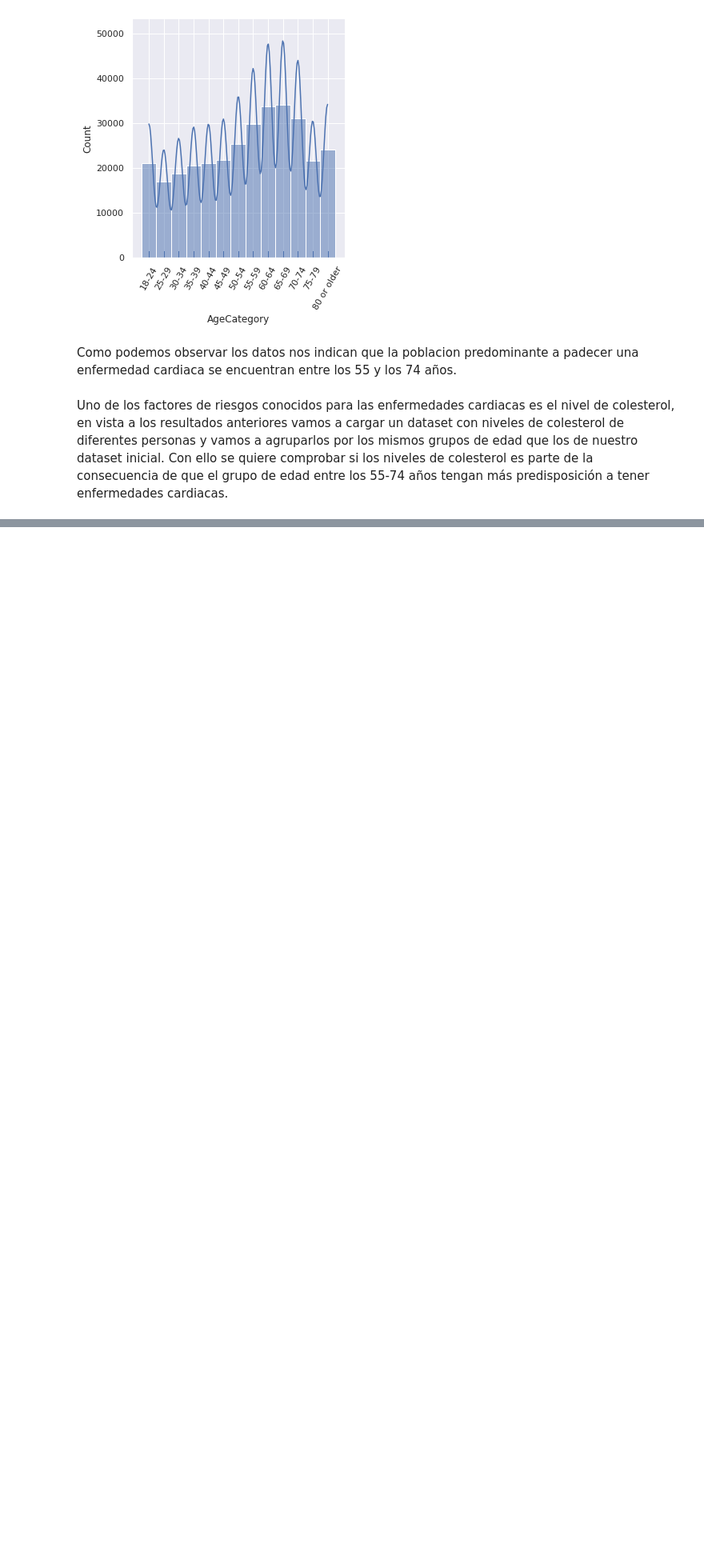
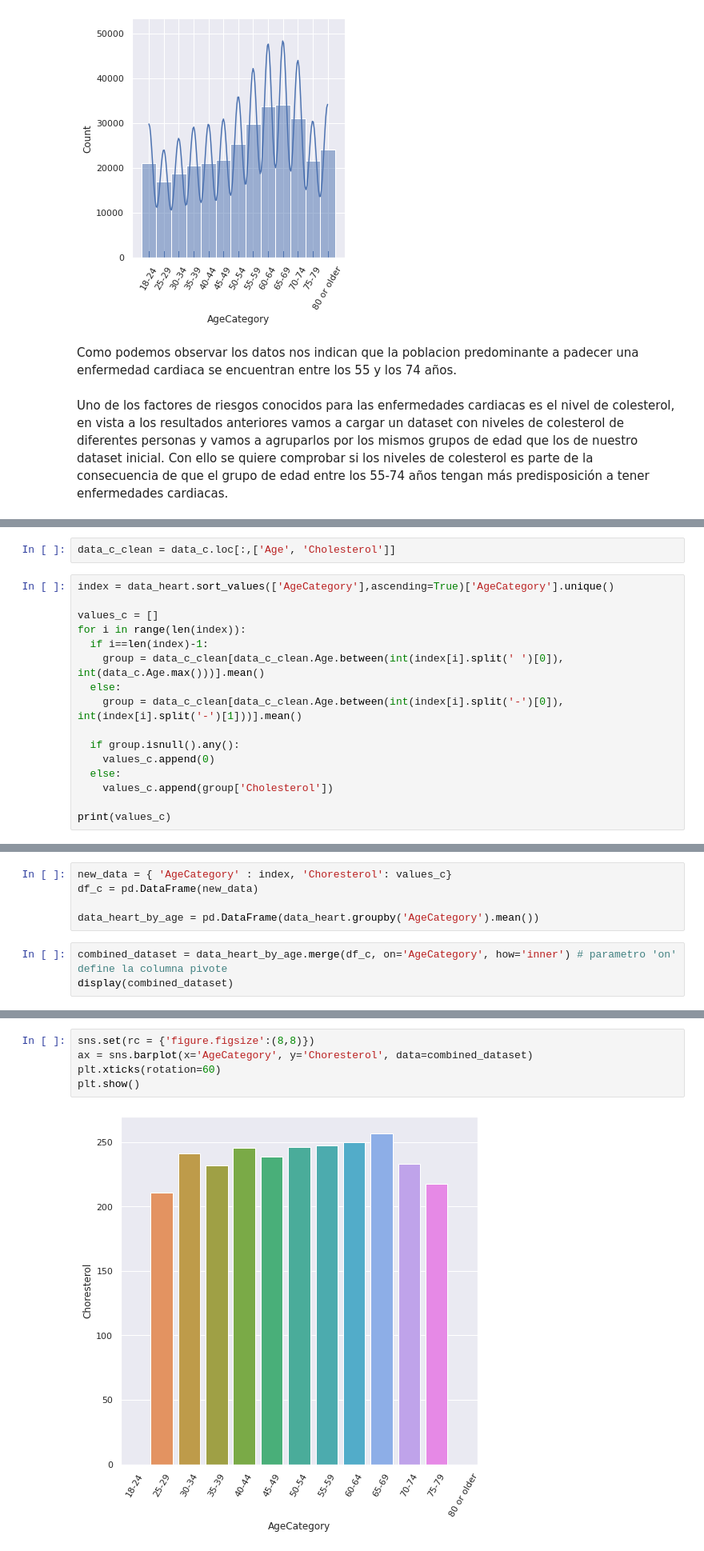
Before and after one commit to mariachurches/PythonIA, a Jupyter notebook: PracticaFinal/01MIAR_ACT_Final.ipynb, the cells around one changed output, grey strips where cells are left out. Shown at 80% size. Saved outputs shown, nothing was run; the diff lists cells and outputs as text; blank space fills up the shorter version.

```diff
--- a/PracticaFinal/01MIAR_ACT_Final.ipynb
+++ b/PracticaFinal/01MIAR_ACT_Final.ipynb
@@ -262,0 +277,18 @@ Uno de los factores de riesgos conocidos para las enfermedades cardiacas es el n
+# %%
+data_c_clean = data_c.loc[:,['Age', 'Cholesterol']]
+# %%
+index = data_heart.sort_values(['AgeCategory'],ascending=True)['AgeCategory'].unique()
+
+values_c = []
+for i in range(len(index)):
+  if i==len(index)-1:
+    group = data_c_clean[data_c_clean.Age.between(int(index[i].split(' ')[0]), int(data_c.Age.max()))].mean()
+  else:
+    group = data_c_clean[data_c_clean.Age.between(int(index[i].split('-')[0]), int(index[i].split('-')[1]))].mean()
+
+  if group.isnull().any():
+    values_c.append(0)
+  else:
+    values_c.append(group['Cholesterol'])
+
+print(values_c)
@@ -262,0 +297,8 @@ Uno de los factores de riesgos conocidos para las enfermedades cardiacas es el n
+# %%
+new_data = { 'AgeCategory' : index, 'Choresterol': values_c}
+df_c = pd.DataFrame(new_data)
+
+data_heart_by_age = pd.DataFrame(data_heart.groupby('AgeCategory').mean())
+# %%
+combined_dataset = data_heart_by_age.merge(df_c, on='AgeCategory', how='inner') # parametro 'on' define la columna pivote
+display(combined_dataset)
@@ -262,0 +320,7 @@ Uno de los factores de riesgos conocidos para las enfermedades cardiacas es el n
+# %%
+sns.set(rc = {'figure.figsize':(8,8)})
+ax = sns.barplot(x='AgeCategory', y='Choresterol', data=combined_dataset)
+plt.xticks(rotation=60)
+plt.show()
+# %% [output]
+[figure, added]
```
Also changed, not shown: parts of 9 cells of this notebook.
